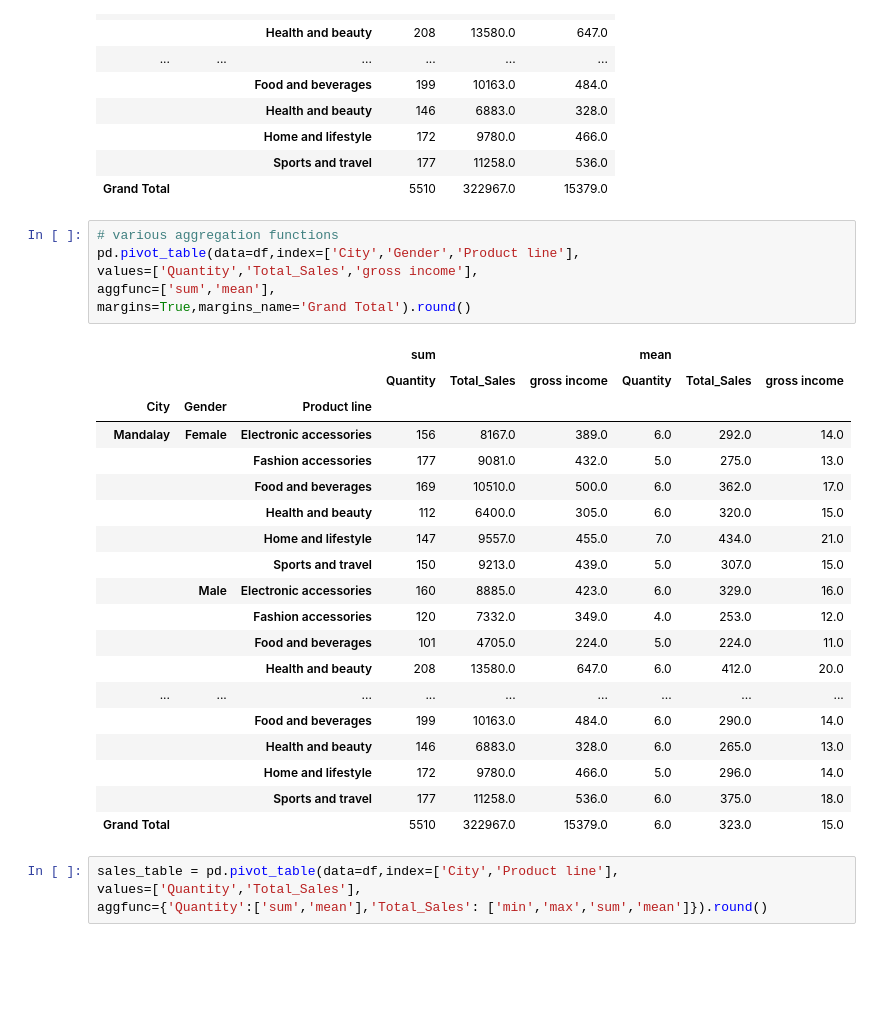
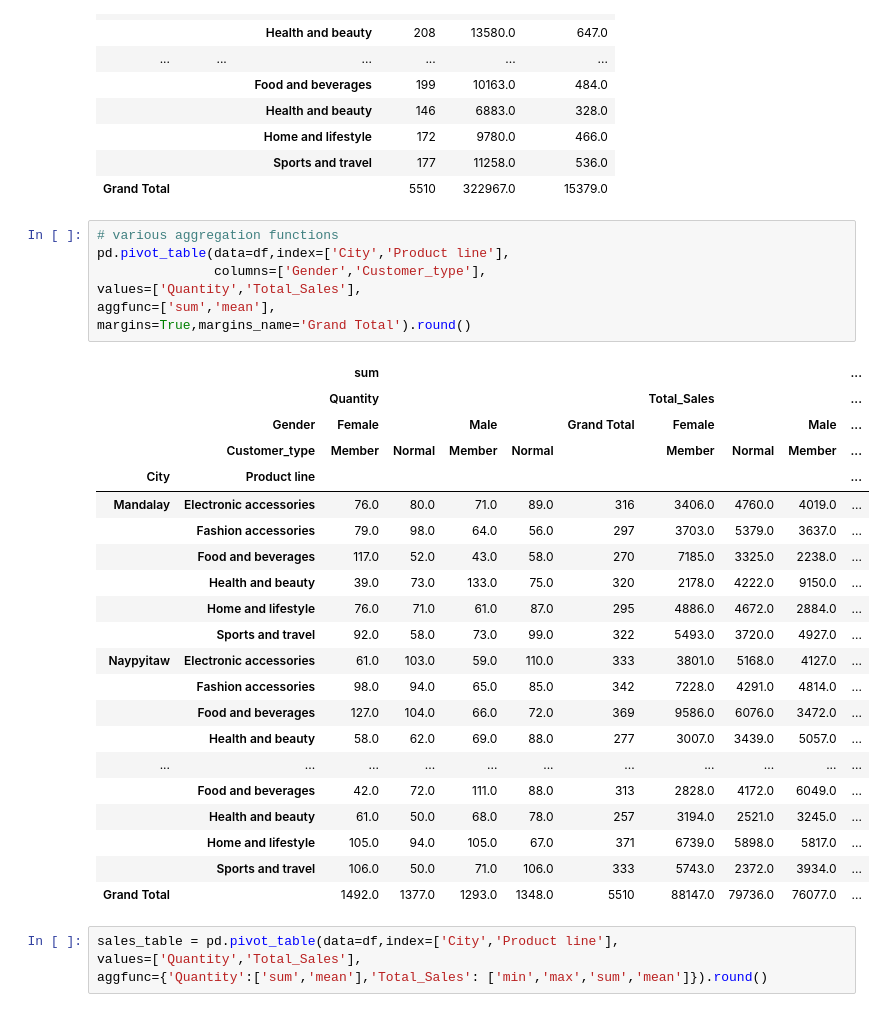
Before and after one commit to darshita2304/data_science_learning, a Jupyter notebook: Pandas Pivot table/pandas_pivot_table.ipynb, the cells around one changed output. Cells and saved outputs as stored; diff of their text form; blank space fills up the shorter version.

Commit message:
pivot tbl learning

```diff
--- a/Pandas Pivot table/pandas_pivot_table.ipynb
+++ b/Pandas Pivot table/pandas_pivot_table.ipynb
@@ -94,30 +94,33 @@ aggfunc='sum',margins=True,margins_name='Grand Total').round()
 | Grand Total |  |  | 5510 | 322967.0 | 15379.0 |
 # %%
 # various aggregation functions
-pd.pivot_table(data=df,index=['City','Gender','Product line'],
-values=['Quantity','Total_Sales','gross income'],
+pd.pivot_table(data=df,index=['City','Product line'],
+               columns=['Gender','Customer_type'],
+values=['Quantity','Total_Sales'],
 aggfunc=['sum','mean'],
 margins=True,margins_name='Grand Total').round()
 # %% [output]
-|  |  |  | sum |  |  | mean |  |  |
-|  |  |  | Quantity | Total_Sales | gross income | Quantity | Total_Sales | gross income |
-| City | Gender | Product line |  |  |  |  |  |  |
-| Mandalay | Female | Electronic accessories | 156 | 8167.0 | 389.0 | 6.0 | 292.0 | 14.0 |
-|  |  | Fashion accessories | 177 | 9081.0 | 432.0 | 5.0 | 275.0 | 13.0 |
-|  |  | Food and beverages | 169 | 10510.0 | 500.0 | 6.0 | 362.0 | 17.0 |
-|  |  | Health and beauty | 112 | 6400.0 | 305.0 | 6.0 | 320.0 | 15.0 |
-|  |  | Home and lifestyle | 147 | 9557.0 | 455.0 | 7.0 | 434.0 | 21.0 |
-|  |  | Sports and travel | 150 | 9213.0 | 439.0 | 5.0 | 307.0 | 15.0 |
-|  | Male | Electronic accessories | 160 | 8885.0 | 423.0 | 6.0 | 329.0 | 16.0 |
-|  |  | Fashion accessories | 120 | 7332.0 | 349.0 | 4.0 | 253.0 | 12.0 |
-|  |  | Food and beverages | 101 | 4705.0 | 224.0 | 5.0 | 224.0 | 11.0 |
-|  |  | Health and beauty | 208 | 13580.0 | 647.0 | 6.0 | 412.0 | 20.0 |
-| ... | ... | ... | ... | ... | ... | ... | ... | ... |
-|  |  | Food and beverages | 199 | 10163.0 | 484.0 | 6.0 | 290.0 | 14.0 |
-|  |  | Health and beauty | 146 | 6883.0 | 328.0 | 6.0 | 265.0 | 13.0 |
-|  |  | Home and lifestyle | 172 | 9780.0 | 466.0 | 5.0 | 296.0 | 14.0 |
-|  |  | Sports and travel | 177 | 11258.0 | 536.0 | 6.0 | 375.0 | 18.0 |
-| Grand Total |  |  | 5510 | 322967.0 | 15379.0 | 6.0 | 323.0 | 15.0 |
+|  |  | sum |  |  |  |  |  |  |  | ... |
+|  |  | Quantity |  |  |  |  | Total_Sales |  |  | ... |
+|  | Gender | Female |  | Male |  | Grand Total | Female |  | Male | ... |
+|  | Customer_type | Member | Normal | Member | Normal |  | Member | Normal | Member | ... |
+| City | Product line |  |  |  |  |  |  |  |  | ... |
+| Mandalay | Electronic accessories | 76.0 | 80.0 | 71.0 | 89.0 | 316 | 3406.0 | 4760.0 | 4019.0 | ... |
+|  | Fashion accessories | 79.0 | 98.0 | 64.0 | 56.0 | 297 | 3703.0 | 5379.0 | 3637.0 | ... |
+|  | Food and beverages | 117.0 | 52.0 | 43.0 | 58.0 | 270 | 7185.0 | 3325.0 | 2238.0 | ... |
+|  | Health and beauty | 39.0 | 73.0 | 133.0 | 75.0 | 320 | 2178.0 | 4222.0 | 9150.0 | ... |
+|  | Home and lifestyle | 76.0 | 71.0 | 61.0 | 87.0 | 295 | 4886.0 | 4672.0 | 2884.0 | ... |
+|  | Sports and travel | 92.0 | 58.0 | 73.0 | 99.0 | 322 | 5493.0 | 3720.0 | 4927.0 | ... |
+| Naypyitaw | Electronic accessories | 61.0 | 103.0 | 59.0 | 110.0 | 333 | 3801.0 | 5168.0 | 4127.0 | ... |
+|  | Fashion accessories | 98.0 | 94.0 | 65.0 | 85.0 | 342 | 7228.0 | 4291.0 | 4814.0 | ... |
+|  | Food and beverages | 127.0 | 104.0 | 66.0 | 72.0 | 369 | 9586.0 | 6076.0 | 3472.0 | ... |
+|  | Health and beauty | 58.0 | 62.0 | 69.0 | 88.0 | 277 | 3007.0 | 3439.0 | 5057.0 | ... |
+| ... | ... | ... | ... | ... | ... | ... | ... | ... | ... | ... |
+|  | Food and beverages | 42.0 | 72.0 | 111.0 | 88.0 | 313 | 2828.0 | 4172.0 | 6049.0 | ... |
+|  | Health and beauty | 61.0 | 50.0 | 68.0 | 78.0 | 257 | 3194.0 | 2521.0 | 3245.0 | ... |
+|  | Home and lifestyle | 105.0 | 94.0 | 105.0 | 67.0 | 371 | 6739.0 | 5898.0 | 5817.0 | ... |
+|  | Sports and travel | 106.0 | 50.0 | 71.0 | 106.0 | 333 | 5743.0 | 2372.0 | 3934.0 | ... |
+| Grand Total |  | 1492.0 | 1377.0 | 1293.0 | 1348.0 | 5510 | 88147.0 | 79736.0 | 76077.0 | ... |
 # %%
 sales_table = pd.pivot_table(data=df,index=['City','Product line'],
 values=['Quantity','Total_Sales'],
```
Also changed, not shown: parts of 7 cells of this notebook, 5 other files.
